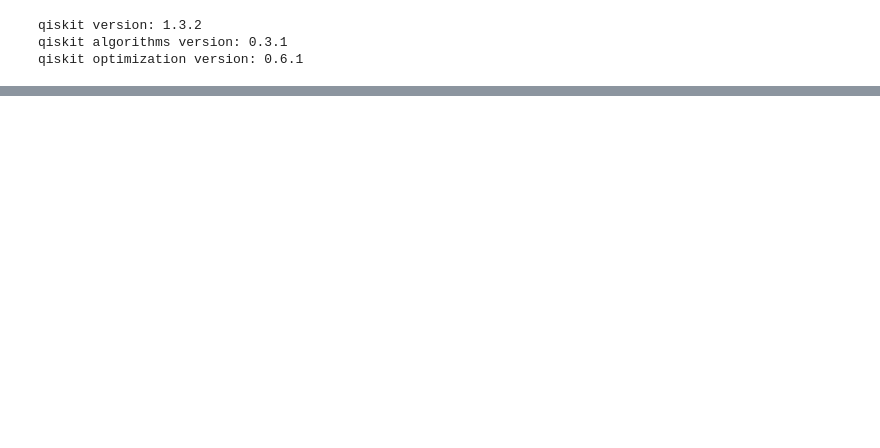
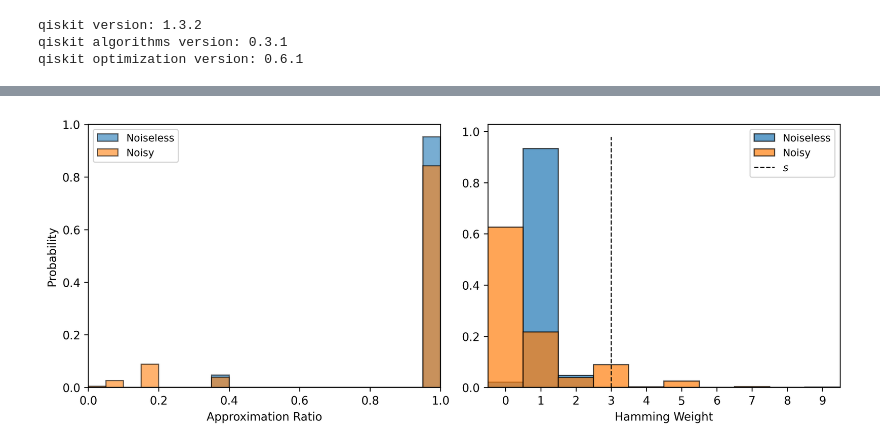
Before and after one commit to AdrianHarkness/PDE_Constrained_QAOA, a Jupyter notebook: PDE_XY_Mixer.ipynb, the cells around one changed output, grey strips where cells are left out. Cells and saved outputs as stored; diff of their text form; code cells hidden in the pictures; blank space fills up the shorter version.

```diff
--- a/PDE_XY_Mixer.ipynb
+++ b/PDE_XY_Mixer.ipynb
@@ -279,3 +397,86 @@ plt.show()
+# %%
+# --- (Re)compute your empirical data arrays ---
+probabilities       = [s.probability for s in samples]
+approx_ratios       = [optimal_value / s.fval   for s in samples]
+hamming_weights     = [sum(s.x)                for s in samples]
+
+noisy_probabilities = [s.probability for s in noisy_samples]
+noisy_approx_ratios = [optimal_value / s.fval   for s in noisy_samples]
+noisy_hamming_weights = [sum(s.x)                for s in noisy_samples]
+
+# --- Define common bins ---
+# For approximation ratio: from 0 to 1 in 20 equal bins
+ratio_bins   = np.linspace(0.0, 1.0, 21)
+
+# For Hamming weight: integer bins from min to max, with half‑bin padding
+max_h = max(max(hamming_weights), max(noisy_hamming_weights))
+hamming_bins = np.arange(-0.5, max_h + 1.5, 1.0)
+
+# --- Create figure ---
+fig, (ax1, ax2) = plt.subplots(1, 2, figsize=(10, 4), dpi=300)
+
+# (a) Approximation Ratio
+ax1.hist(approx_ratios,
+         bins=ratio_bins,
+         weights=probabilities,
+         alpha=0.6,
+         edgecolor='black',
+         label='Noiseless')
+ax1.hist(noisy_approx_ratios,
+         bins=ratio_bins,
+         weights=noisy_probabilities,
+         alpha=0.6,
+         edgecolor='black',
+         label='Noisy')
+
+ax1.set_xlabel("Approximation Ratio", fontsize=10)
+ax1.set_ylabel("Probability",        fontsize=10)
+ax1.set_xlim(0, 1.0)
+ax1.set_xticks(np.linspace(0,1,6))
+ax1.legend(loc='upper left', fontsize=9)
+# ax1.text(0.02, 0.95, "(a)",
+#          transform=ax1.transAxes,
+#          fontsize=12, fontweight='bold',
+#          va='top')
+
+# (b) Hamming Weight
+ax2.hist(hamming_weights,
+         bins=hamming_bins,
+         weights=probabilities,
+         alpha=0.7,
+         edgecolor='black',
+         label='Noiseless')
+ax2.hist(noisy_hamming_weights,
+         bins=hamming_bins,
+         weights=noisy_probabilities,
+         alpha=0.7,
+         edgecolor='black',
+         label='Noisy')
+
+# vertical line at s
+ax2.vlines(s,
+           ymin=0,
+           ymax=ax2.get_ylim()[1],
+           linestyles='dashed',
+           linewidth=1,
+           color='black',
+           label=r'$s$')
+
+ax2.set_xlabel("Hamming Weight", fontsize=10)
+ax2.set_xlim(-0.5, max_h + 0.5)
+ax2.xaxis.set_major_locator(plt.MaxNLocator(integer=True))
+ax2.legend(loc='upper right', fontsize=9)
+# ax2.text(0.02, 0.95, "(b)",
+#          transform=ax2.transAxes,
+#          fontsize=12, fontweight='bold',
+#          va='top')
+
+# --- Final layout and save ---
+plt.tight_layout()
+plt.savefig("XY_hamming_and_approx_ratio.png", bbox_inches='tight')
+plt.show()
+# %% [output]
+[figure, added]
 # %%
 # We are minimizing fval
 best_sample = samples[0]
```
Also changed, not shown: parts of 17 cells of this notebook, 14 other files.
